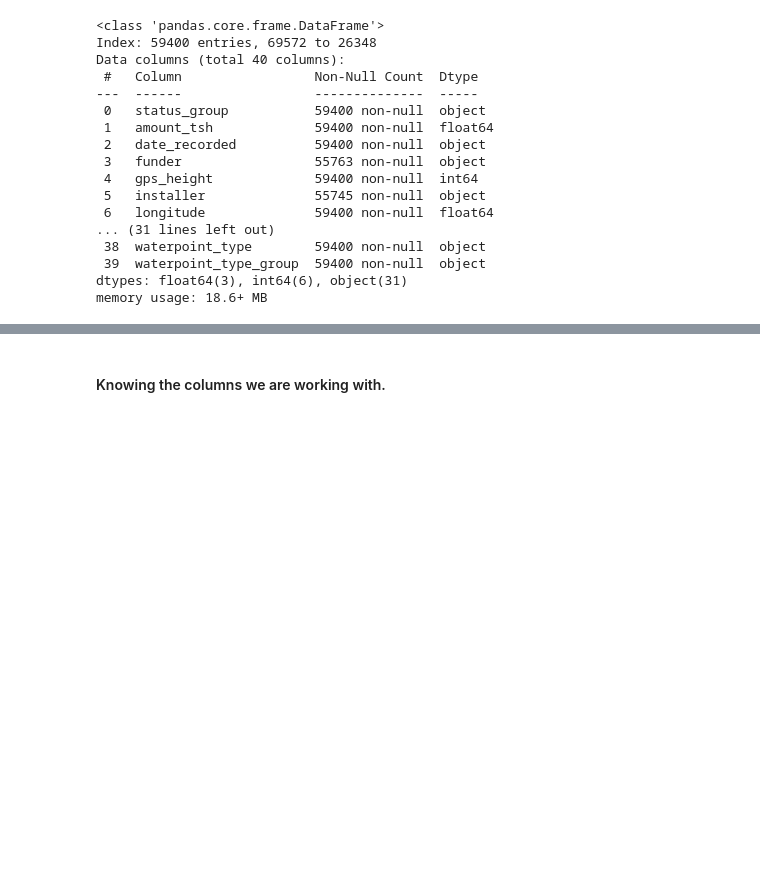
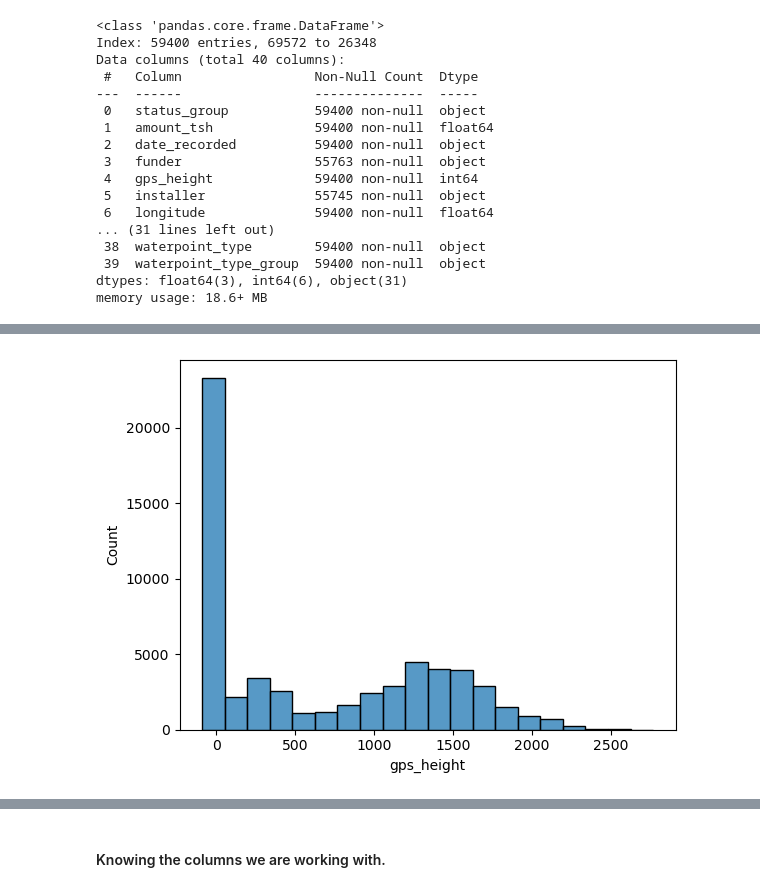
Before and after one commit to dev-ezzy/Classification-model, a Jupyter notebook: index.ipynb, the cells around one changed output, grey strips where cells are left out. Cells and saved outputs as stored; diff of their text form; code cells hidden in the pictures; blank space fills up the shorter version.

Commit message:
missing values next

```diff
--- a/index.ipynb
+++ b/index.ipynb
@@ -140,0 +360,2 @@ water_data["date_recorded"] = pd.to_datetime(water_data["date_recorded"])
+# %%
+water_data = water_data.drop("quality_group", axis= 1)
@@ -140,0 +380,2 @@ water_data["date_recorded"] = pd.to_datetime(water_data["date_recorded"])
+# %%
+water_data = water_data.drop("quantity_group", axis= 1)
@@ -140,0 +408,2 @@ water_data["date_recorded"] = pd.to_datetime(water_data["date_recorded"])
+# %%
+water_data = water_data.drop("source_type", axis= 1)
@@ -140,0 +436,3 @@ water_data["date_recorded"] = pd.to_datetime(water_data["date_recorded"])
+# %%
+#dropping water_type_group
+water_data = water_data.drop("waterpoint_type_group", axis= 1)
@@ -140,0 +489,5 @@ water_data["date_recorded"] = pd.to_datetime(water_data["date_recorded"])
+# %%
+# water_data["gps_height"].value_counts()
+sns.histplot(x = "gps_height", data = water_data, bins = 20);
+# %% [output]
+[figure, added]
```
Also changed, not shown: parts of 83 cells of this notebook, 1 other file.
